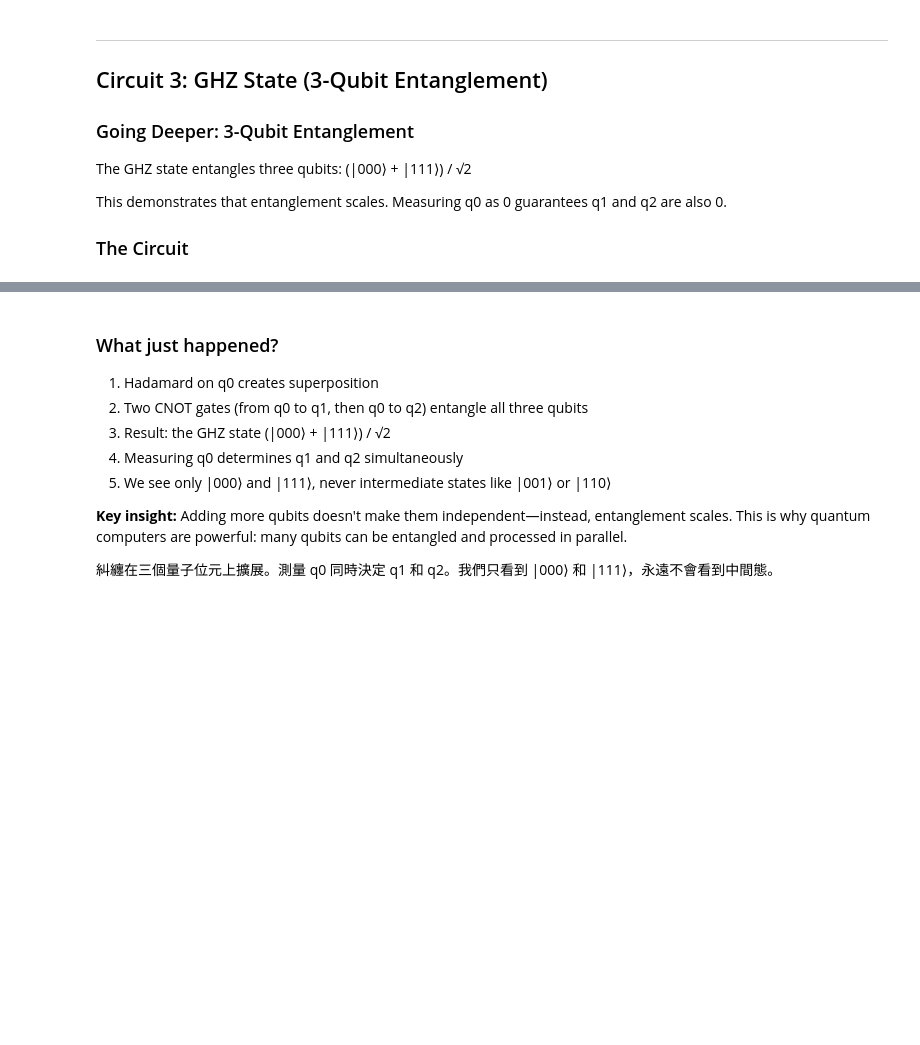
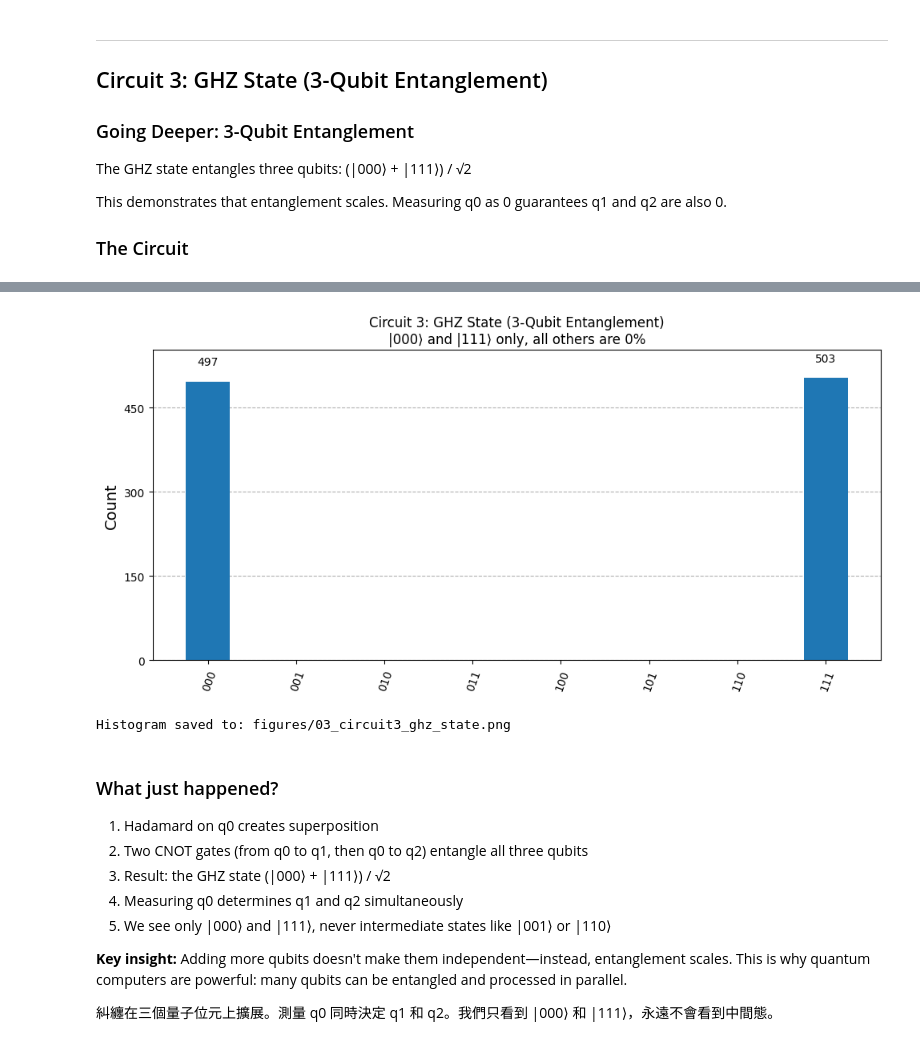
Before and after one commit to Iressa8655/quantum-amplitude-estimation-drug-discovery, a Jupyter notebook: 01_qiskit_basics.ipynb, the cells around one changed output, grey strips where cells are left out. Saved outputs shown, nothing was run; the diff lists cells and outputs as text; code cells hidden in the pictures; blank space fills up the shorter version.

```diff
--- a/01_qiskit_basics.ipynb
+++ b/01_qiskit_basics.ipynb
@@ -226,12 +607,25 @@ print("\nExpected: ~50% |000⟩ and ~50% |111⟩, ~0% everything else")
 # %%
 # Visualise
+# Add all 8 possible states to show which ones are 0%
+counts3_full = {'000': counts3.get('000', 0),
+                '001': counts3.get('001', 0),
+                '010': counts3.get('010', 0),
+                '011': counts3.get('011', 0),
+                '100': counts3.get('100', 0),
+                '101': counts3.get('101', 0),
+                '110': counts3.get('110', 0),
+                '111': counts3.get('111', 0)}
+
 fig, ax = plt.subplots(1, 1, figsize=(10, 5))
-plot_histogram(counts3, ax=ax, title="Circuit 3: GHZ State (3-Qubit Entanglement)")
+plot_histogram(counts3_full, ax=ax, title="Circuit 3: GHZ State (3-Qubit Entanglement)\n|000⟩ and |111⟩ only, all others are 0%")
 plt.tight_layout()
 plt.savefig('figures/03_circuit3_ghz_state.png', dpi=150, bbox_inches='tight')
 plt.show()
 
 print("Histogram saved to: figures/03_circuit3_ghz_state.png")
+# %% [output]
+[figure, added]
+Histogram saved to: figures/03_circuit3_ghz_state.png
 # %% [markdown]
 ### What just happened?
 
```
Also changed, not shown: parts of 26 cells of this notebook, 3 other files.
